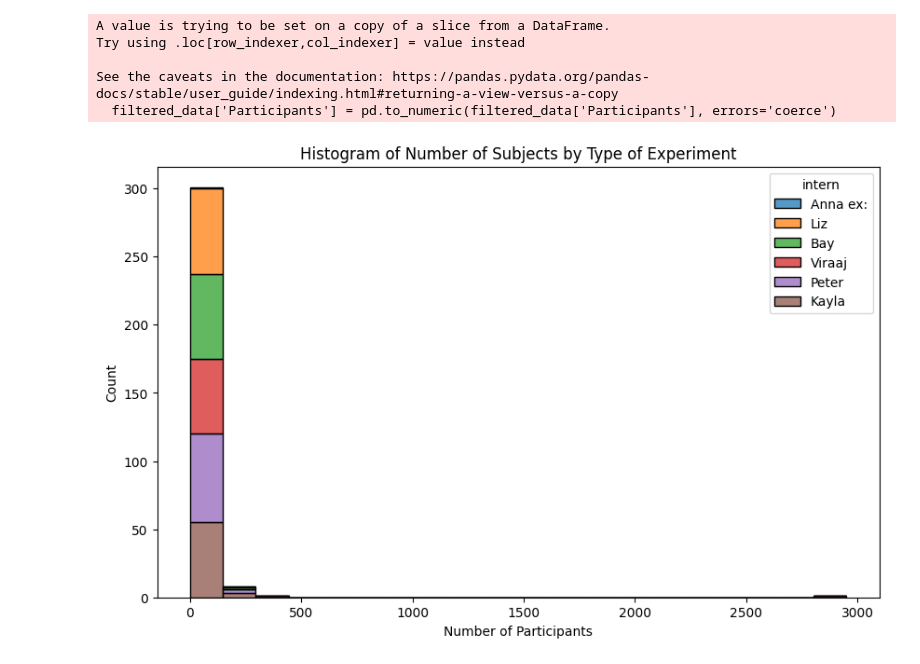
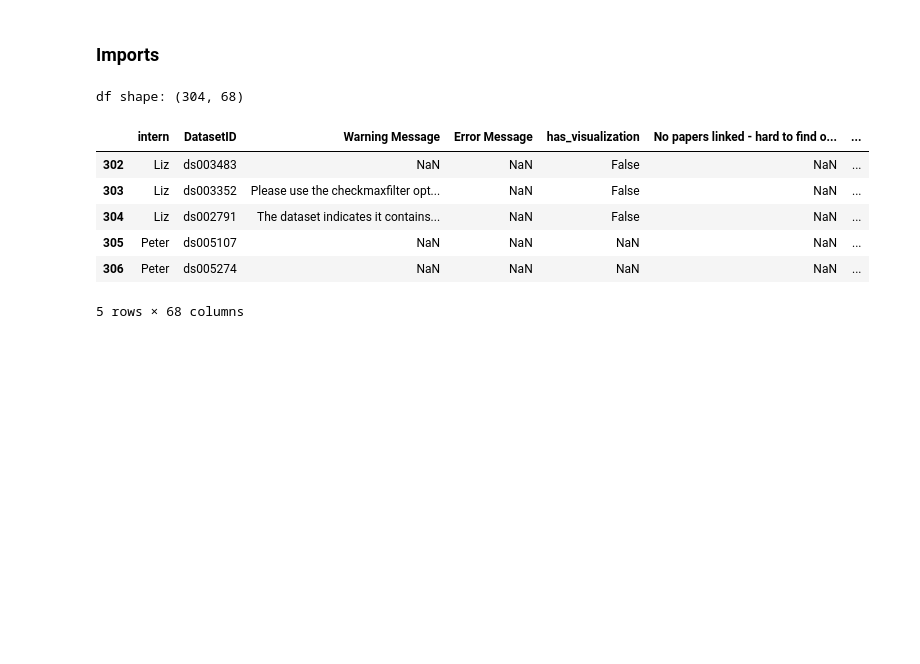
Before and after one commit to sccn/nemar_paper_plot, a Jupyter notebook: sandbox.ipynb, the cells around one changed output. Cells and saved outputs as stored; diff of their text form; code cells hidden in the pictures; blank space fills up the shorter version.

Commit message:
first version of all completed figures

```diff
--- a/sandbox.ipynb
+++ b/sandbox.ipynb
@@ -1,34 +1,2 @@
-# %%
-import pandas as pd
-import seaborn as sns
-import matplotlib.pyplot as plt
-
-# Load the CSV file
-file_path = 'Tracy + Arno Research Project Data set  - Sheet1_10022024.csv'
-data = pd.read_csv(file_path)
-
-# Dropping rows where 'Participants' or 'intern' are NaN and filtering out irrelevant header rows
-filtered_data = data.dropna(subset=['Participants', 'intern'])
-
-# Converting 'Participants' column to numeric (handling possible errors)
-filtered_data['Participants'] = pd.to_numeric(filtered_data['Participants'], errors='coerce')
-
-# Dropping rows where 'Participants' could not be converted to a number (invalid data)
-filtered_data = filtered_data.dropna(subset=['Participants'])
-
-# Setting up the plot
-plt.figure(figsize=(10, 6))
-sns.histplot(data=filtered_data, x='Participants', hue='intern', multiple="stack", bins=20)
-
-# Adding title and labels
-plt.title("Histogram of Number of Subjects by Type of Experiment")
-plt.xlabel("Number of Participants")
-plt.ylabel("Count")
-plt.show()
-# %% [output]
-A value is trying to be set on a copy of a slice from a DataFrame.
-Try using .loc[row_indexer,col_indexer] = value instead
-
-See the caveats in the documentation: https://pandas.pydata.org/pandas-docs/stable/user_guide/indexing.html#returning-a-view-versus-a-copy
-  filtered_data['Participants'] = pd.to_numeric(filtered_data['Participants'], errors='coerce')
-[figure, removed]
+# %% [markdown]
+### Imports
@@ -34,0 +12,19 @@ See the caveats in the documentation: https://pandas.pydata.org/pandas-docs/stab
+# %%
+# import, preprocess, and look over raw data
+
+df = pd.read_csv("data/data_10_11_2024.csv")
+df = df.dropna(subset=['DatasetID'])
+df.replace("n/a", "", inplace=True)
+# df.set_index('DatasetID', inplace=True)
+
+print(f'df shape: {df.shape}')
+df.tail()
+# %% [output]
+df shape: (304, 68)
+|  | intern | DatasetID | Warning Message | Error Message | has_visualization | No papers linked - hard to find o... | ... |
+| 302 | Liz | ds003483 | NaN | NaN | False | NaN | ... |
+| 303 | Liz | ds003352 | Please use the checkmaxfilter opt... | NaN | False | NaN | ... |
+| 304 | Liz | ds002791 | The dataset indicates it contains... | NaN | False | NaN | ... |
+| 305 | Peter | ds005107 | NaN | NaN | NaN | NaN | ... |
+| 306 | Peter | ds005274 | NaN | NaN | NaN | NaN | ... |
+5 rows × 68 columns
```
Also changed, not shown: parts of 17 cells of this notebook, 4 other files.
